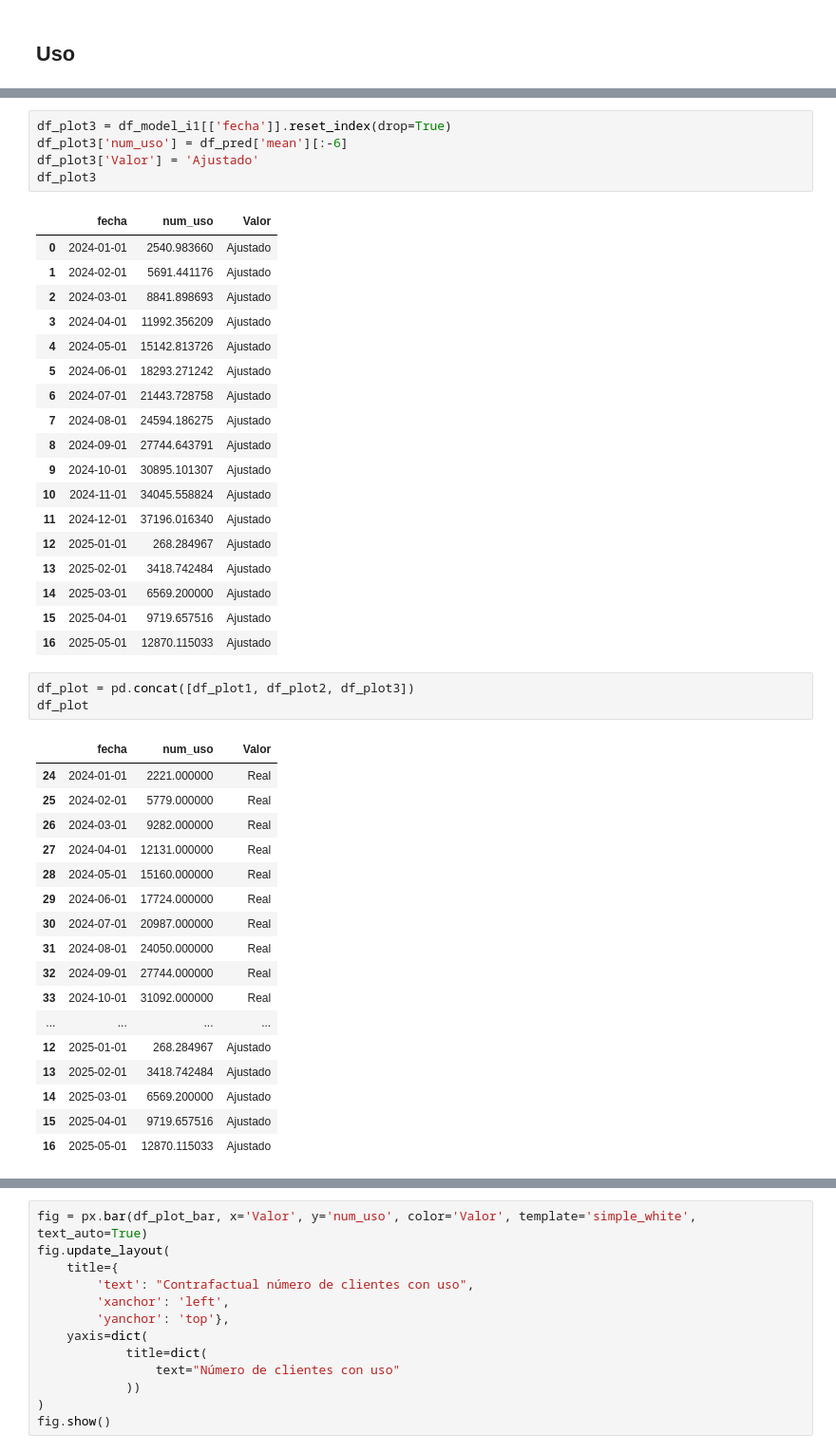
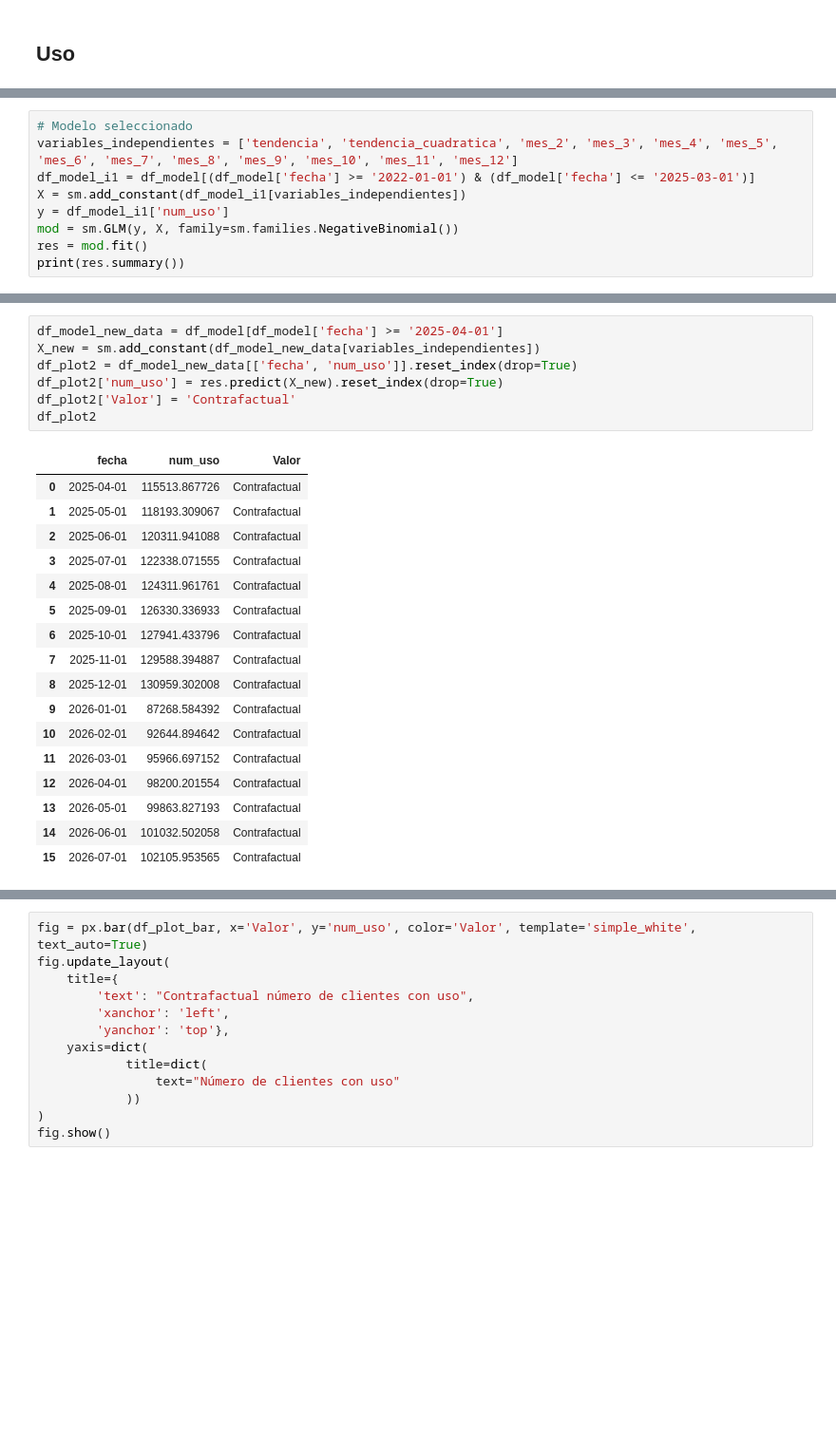
Before and after one commit to Santlond/ADQUIRENCIA_FERIA_EVA_github, a Jupyter notebook: data_analyisis_hist_vinc_y_uso_adqui_1_a_1.ipynb, the cells around one changed output, grey strips where cells are left out. Shown at 95% size. Drawn from its saved outputs; the diff is of its cells as text; blank space fills up the shorter version.

```diff
--- a/data_analyisis_hist_vinc_y_uso_adqui_1_a_1.ipynb
+++ b/data_analyisis_hist_vinc_y_uso_adqui_1_a_1.ipynb
@@ -1338,0 +1226,9 @@ Notes:
+# %%
+# Modelo seleccionado
+variables_independientes = ['tendencia', 'tendencia_cuadratica', 'mes_2', 'mes_3', 'mes_4', 'mes_5', 'mes_6', 'mes_7', 'mes_8', 'mes_9', 'mes_10', 'mes_11', 'mes_12']
+df_model_i1 = df_model[(df_model['fecha'] >= '2022-01-01') & (df_model['fecha'] <= '2025-03-01')]
+X = sm.add_constant(df_model_i1[variables_independientes])
+y = df_model_i1['num_uso']
+mod = sm.GLM(y, X, family=sm.families.NegativeBinomial())
+res = mod.fit()
+print(res.summary())
@@ -1616,45 +1275,25 @@ df_plot2
-# %%
-df_plot3 = df_model_i1[['fecha']].reset_index(drop=True)
-df_plot3['num_uso'] = df_pred['mean'][:-6]
-df_plot3['Valor'] = 'Ajustado'
-df_plot3
-# %% [output]
-|  | fecha | num_uso | Valor |
-| 0 | 2024-01-01 | 2540.983660 | Ajustado |
-| 1 | 2024-02-01 | 5691.441176 | Ajustado |
-| 2 | 2024-03-01 | 8841.898693 | Ajustado |
-| 3 | 2024-04-01 | 11992.356209 | Ajustado |
-| 4 | 2024-05-01 | 15142.813726 | Ajustado |
-| 5 | 2024-06-01 | 18293.271242 | Ajustado |
-| 6 | 2024-07-01 | 21443.728758 | Ajustado |
-| 7 | 2024-08-01 | 24594.186275 | Ajustado |
-| 8 | 2024-09-01 | 27744.643791 | Ajustado |
-| 9 | 2024-10-01 | 30895.101307 | Ajustado |
-| 10 | 2024-11-01 | 34045.558824 | Ajustado |
-| 11 | 2024-12-01 | 37196.016340 | Ajustado |
-| 12 | 2025-01-01 | 268.284967 | Ajustado |
-| 13 | 2025-02-01 | 3418.742484 | Ajustado |
-| 14 | 2025-03-01 | 6569.200000 | Ajustado |
-| 15 | 2025-04-01 | 9719.657516 | Ajustado |
-| 16 | 2025-05-01 | 12870.115033 | Ajustado |
-# %%
-df_plot = pd.concat([df_plot1, df_plot2, df_plot3])
-df_plot
-# %% [output]
-|  | fecha | num_uso | Valor |
-| 24 | 2024-01-01 | 2221.000000 | Real |
-| 25 | 2024-02-01 | 5779.000000 | Real |
-| 26 | 2024-03-01 | 9282.000000 | Real |
-| 27 | 2024-04-01 | 12131.000000 | Real |
-| 28 | 2024-05-01 | 15160.000000 | Real |
-| 29 | 2024-06-01 | 17724.000000 | Real |
-| 30 | 2024-07-01 | 20987.000000 | Real |
-| 31 | 2024-08-01 | 24050.000000 | Real |
-| 32 | 2024-09-01 | 27744.000000 | Real |
-| 33 | 2024-10-01 | 31092.000000 | Real |
-| ... | ... | ... | ... |
-| 12 | 2025-01-01 | 268.284967 | Ajustado |
-| 13 | 2025-02-01 | 3418.742484 | Ajustado |
-| 14 | 2025-03-01 | 6569.200000 | Ajustado |
-| 15 | 2025-04-01 | 9719.657516 | Ajustado |
-| 16 | 2025-05-01 | 12870.115033 | Ajustado |
+# %%
+df_model_new_data = df_model[df_model['fecha'] >= '2025-04-01']
+X_new = sm.add_constant(df_model_new_data[variables_independientes])
+df_plot2 = df_model_new_data[['fecha', 'num_uso']].reset_index(drop=True)
+df_plot2['num_uso'] = res.predict(X_new).reset_index(drop=True)
+df_plot2['Valor'] = 'Contrafactual'
+df_plot2
+# %% [output]
+|  | fecha | num_uso | Valor |
+| 0 | 2025-04-01 | 115513.867726 | Contrafactual |
+| 1 | 2025-05-01 | 118193.309067 | Contrafactual |
+| 2 | 2025-06-01 | 120311.941088 | Contrafactual |
+| 3 | 2025-07-01 | 122338.071555 | Contrafactual |
+| 4 | 2025-08-01 | 124311.961761 | Contrafactual |
+| 5 | 2025-09-01 | 126330.336933 | Contrafactual |
+| 6 | 2025-10-01 | 127941.433796 | Contrafactual |
+| 7 | 2025-11-01 | 129588.394887 | Contrafactual |
+| 8 | 2025-12-01 | 130959.302008 | Contrafactual |
+| 9 | 2026-01-01 | 87268.584392 | Contrafactual |
+| 10 | 2026-02-01 | 92644.894642 | Contrafactual |
+| 11 | 2026-03-01 | 95966.697152 | Contrafactual |
+| 12 | 2026-04-01 | 98200.201554 | Contrafactual |
+| 13 | 2026-05-01 | 99863.827193 | Contrafactual |
+| 14 | 2026-06-01 | 101032.502058 | Contrafactual |
+| 15 | 2026-07-01 | 102105.953565 | Contrafactual |
```
Also changed, not shown: parts of 44 cells of this notebook, 6 other files.
